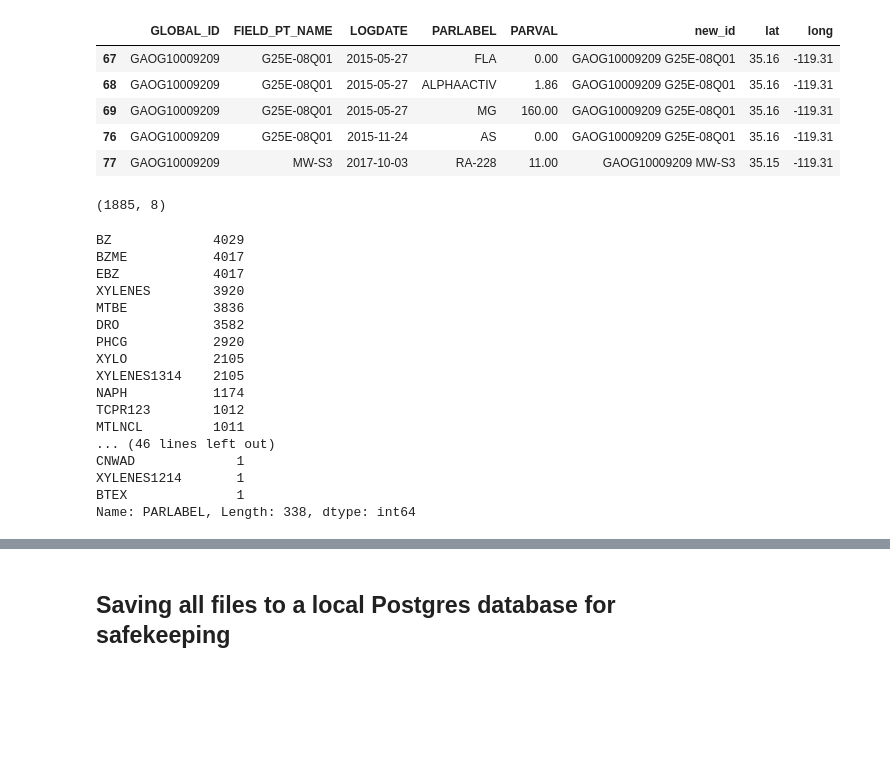
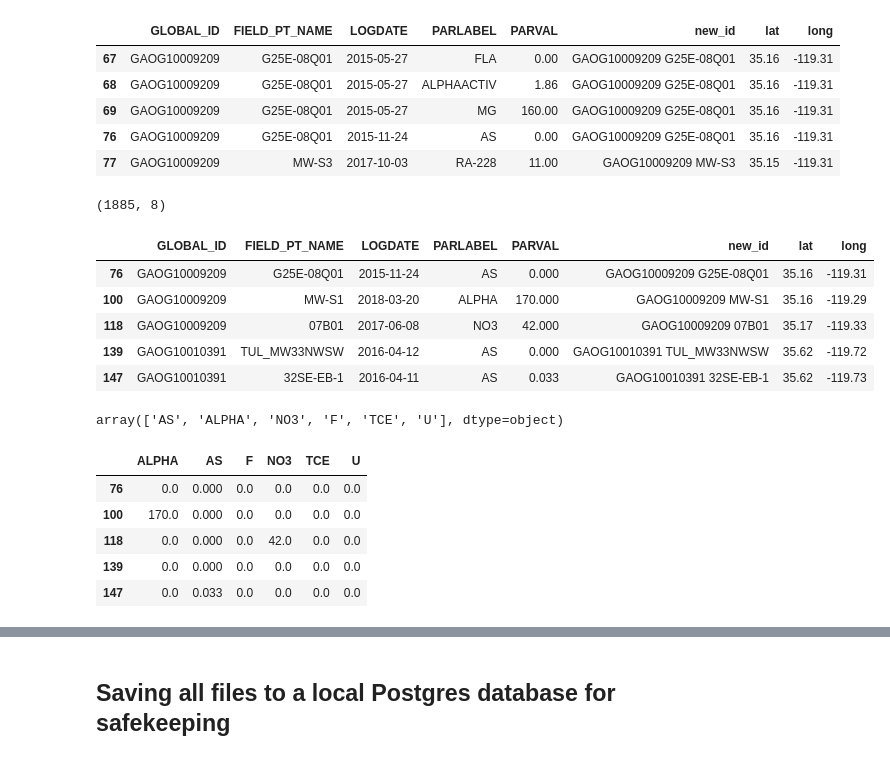
Before and after one commit to waterdatacollaborative/NicoleLook_Drinking-Water-Contaminant-Classification, a Jupyter notebook: Capstone.ipynb, the cells around one changed output, grey strips where cells are left out. Drawn from its saved outputs; the diff is of its cells as text; code cells hidden in the pictures; blank space fills up the shorter version.

```diff
--- a/Capstone.ipynb
+++ b/Capstone.ipynb
@@ -890,27 +875,19 @@ gw_interest_chems = gw[(gw['PARLABEL'] == 'AS') | (gw['PARLABEL'] == 'NO3') | (g
         | (gw['PARLABEL'] == 'PCATE') | (gw['PARLABEL'] == 'TCE') | (gw['PARLABEL'] == 'U')
         | (gw['PARLABEL'] == 'U-233') | (gw['PARLABEL'] == 'U-234') | (gw['PARLABEL'] == 'U-235')
         | (gw['PARLABEL'] == 'U-236') | (gw['PARLABEL'] == 'U-238') | (gw['PARLABEL'] == 'F')]
-# %%
-gw_interest_chems.shape
-# %% [output]
-(1885, 8)
-# %%
-gw['PARLABEL'].value_counts()
-# %% [output]
-BZ             4029
-BZME           4017
-EBZ            4017
-XYLENES        3920
-MTBE           3836
-DRO            3582
-PHCG           2920
-XYLO           2105
-XYLENES1314    2105
-NAPH           1174
-TCPR123        1012
-MTLNCL         1011
-... (46 lines left out)
-CNWAD             1
-XYLENES1214       1
-BTEX              1
-Name: PARLABEL, Length: 338, dtype: int64
+# %%
+print(gw_interest_chems.shape)
+gw_interest_chems.head()
+# %% [output]
+(1885, 8)
+|  | GLOBAL_ID | FIELD_PT_NAME | LOGDATE | PARLABEL | PARVAL | new_id | lat | long |
+| 76 | GAOG10009209 | G25E-08Q01 | 2015-11-24 | AS | 0.000 | GAOG10009209 G25E-08Q01 | 35.16 | -119.31 |
+| 100 | GAOG10009209 | MW-S1 | 2018-03-20 | ALPHA | 170.000 | GAOG10009209 MW-S1 | 35.16 | -119.29 |
+| 118 | GAOG10009209 | 07B01 | 2017-06-08 | NO3 | 42.000 | GAOG10009209 07B01 | 35.17 | -119.33 |
+| 139 | GAOG10010391 | TUL_MW33NWSW | 2016-04-12 | AS | 0.000 | GAOG10010391 TUL_MW33NWSW | 35.62 | -119.72 |
+| 147 | GAOG10010391 | 32SE-EB-1 | 2016-04-11 | AS | 0.033 | GAOG10010391 32SE-EB-1 | 35.62 | -119.73 |
+# %%
+gw_chemicals = gw_interest_chems['PARLABEL'].unique()
+gw_chemicals
+# %% [output]
+array(['AS', 'ALPHA', 'NO3', 'F', 'TCE', 'U'], dtype=object)
@@ -916,0 +898,9 @@ Name: PARLABEL, Length: 338, dtype: int64
+# %%
+gw_parlabel_encode.head()
+# %% [output]
+|  | ALPHA | AS | F | NO3 | TCE | U |
+| 76 | 0.0 | 0.000 | 0.0 | 0.0 | 0.0 | 0.0 |
+| 100 | 170.0 | 0.000 | 0.0 | 0.0 | 0.0 | 0.0 |
+| 118 | 0.0 | 0.000 | 0.0 | 42.0 | 0.0 | 0.0 |
+| 139 | 0.0 | 0.000 | 0.0 | 0.0 | 0.0 | 0.0 |
+| 147 | 0.0 | 0.033 | 0.0 | 0.0 | 0.0 | 0.0 |
```
Also changed, not shown: parts of 13 cells of this notebook.
